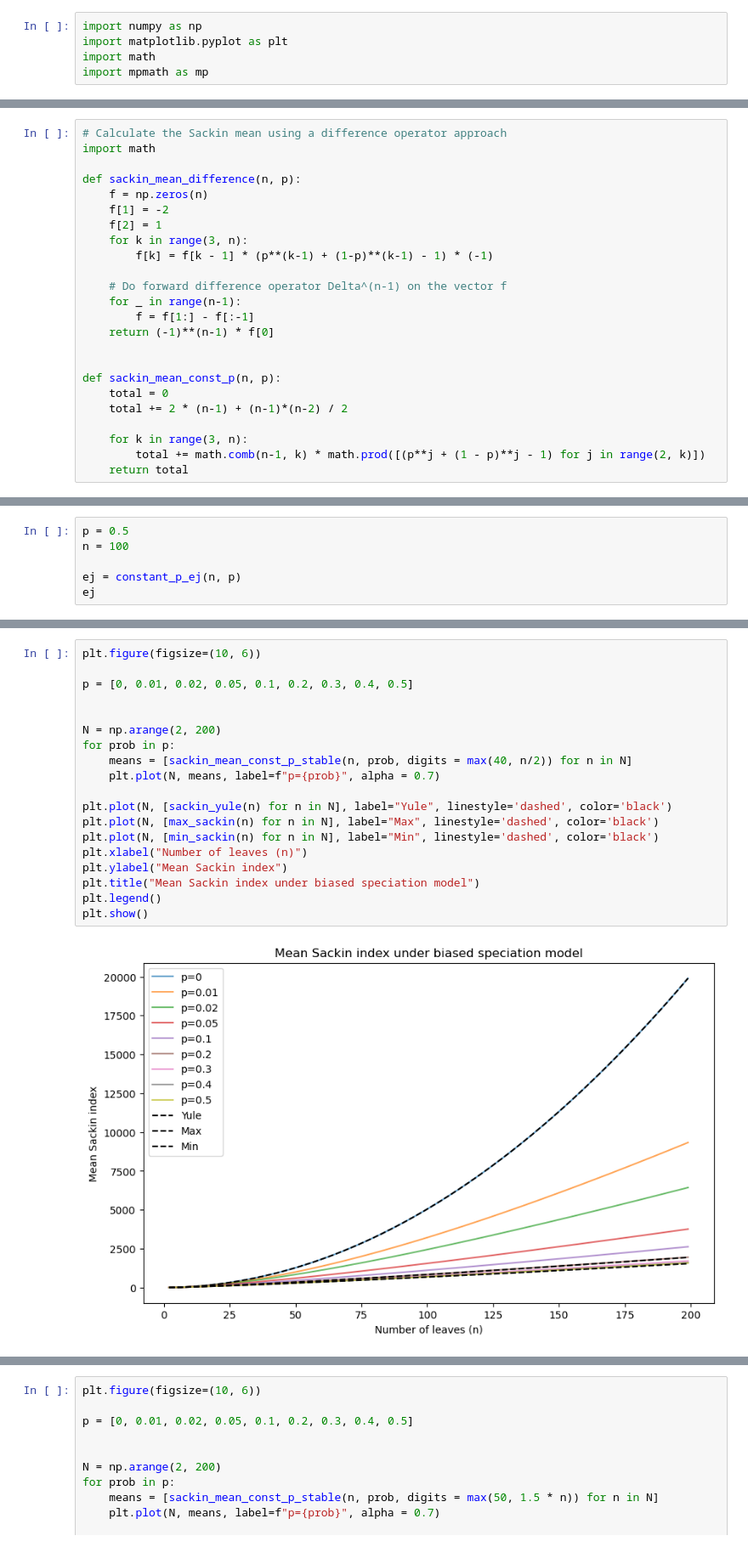
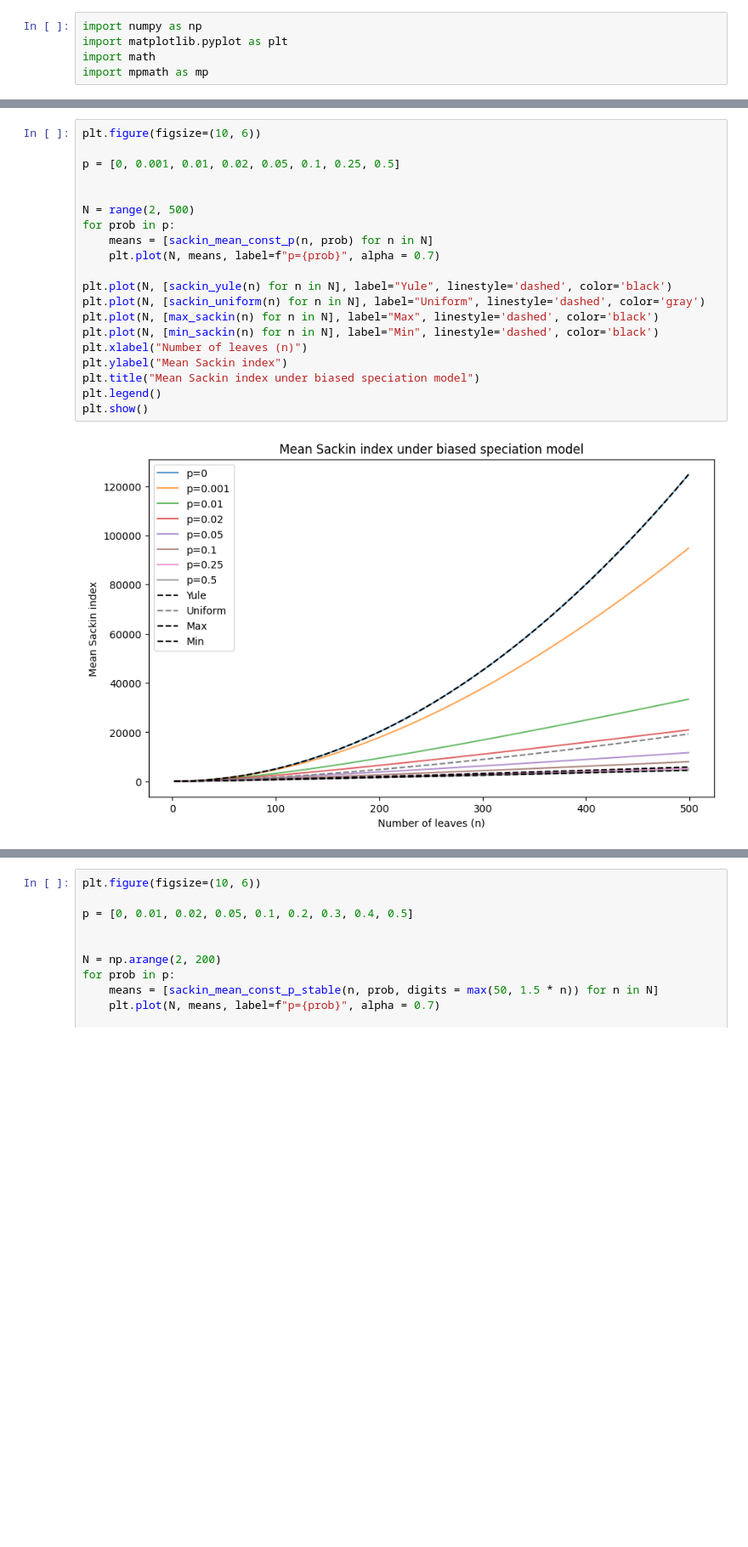
Before and after one commit to dbauman18/biased_speciation_calculation, a Jupyter notebook: biased_speciation.ipynb, the cells around one changed output, grey strips where cells are left out. Shown at 85% size. Drawn from its saved outputs; the diff is of its cells as text; blank space fills up the shorter version.

```diff
--- a/biased_speciation.ipynb
+++ b/biased_speciation.ipynb
@@ -95,24 +194,0 @@ mpf('1584.7228765303348965166259078357830971325025675365680120415571181234766054
-# %%
-# Calculate the Sackin mean using a difference operator approach
-import math
-
-def sackin_mean_difference(n, p):
-    f = np.zeros(n)
-    f[1] = -2
-    f[2] = 1
-    for k in range(3, n):
-        f[k] = f[k - 1] * (p**(k-1) + (1-p)**(k-1) - 1) * (-1)
-
-    # Do forward difference operator Delta^(n-1) on the vector f
-    for _ in range(n-1):
-        f = f[1:] - f[:-1]
-    return (-1)**(n-1) * f[0]
-
-
-def sackin_mean_const_p(n, p):
-    total = 0
-    total += 2 * (n-1) + (n-1)*(n-2) / 2
-
-    for k in range(3, n):
-        total += math.comb(n-1, k) * math.prod([(p**j + (1 - p)**j - 1) for j in range(2, k)])
-    return total
@@ -146,6 +194,0 @@ sackin_constant_p(10, 0.1)
-# %%
-p = 0.5
-n = 100
-
-ej = constant_p_ej(n, p)
-ej
@@ -198,21 +214,22 @@ TypeError: unsupported operand type(s) for ** or pow(): 'list' and 'int'
 # %%
 plt.figure(figsize=(10, 6))
 
-p = [0, 0.01, 0.02, 0.05, 0.1, 0.2, 0.3, 0.4, 0.5]
+p = [0, 0.001, 0.01, 0.02, 0.05, 0.1, 0.25, 0.5]
 
 
-N = np.arange(2, 200)
+N = range(2, 500)
 for prob in p:
-    means = [sackin_mean_const_p_stable(n, prob, digits = max(40, n/2)) for n in N]
+    means = [sackin_mean_const_p(n, prob) for n in N]
     plt.plot(N, means, label=f"p={prob}", alpha = 0.7)
 
 plt.plot(N, [sackin_yule(n) for n in N], label="Yule", linestyle='dashed', color='black')
+plt.plot(N, [sackin_uniform(n) for n in N], label="Uniform", linestyle='dashed', color='gray')
 plt.plot(N, [max_sackin(n) for n in N], label="Max", linestyle='dashed', color='black')
 plt.plot(N, [min_sackin(n) for n in N], label="Min", linestyle='dashed', color='black')
 plt.xlabel("Number of leaves (n)")
 plt.ylabel("Mean Sackin index")
 plt.title("Mean Sackin index under biased speciation model")
 plt.legend()
 plt.show()
 # %% [output]
-[figure, old version]
+[figure, new version]
```
Also changed, not shown: parts of 23 cells of this notebook, 2 other files.
